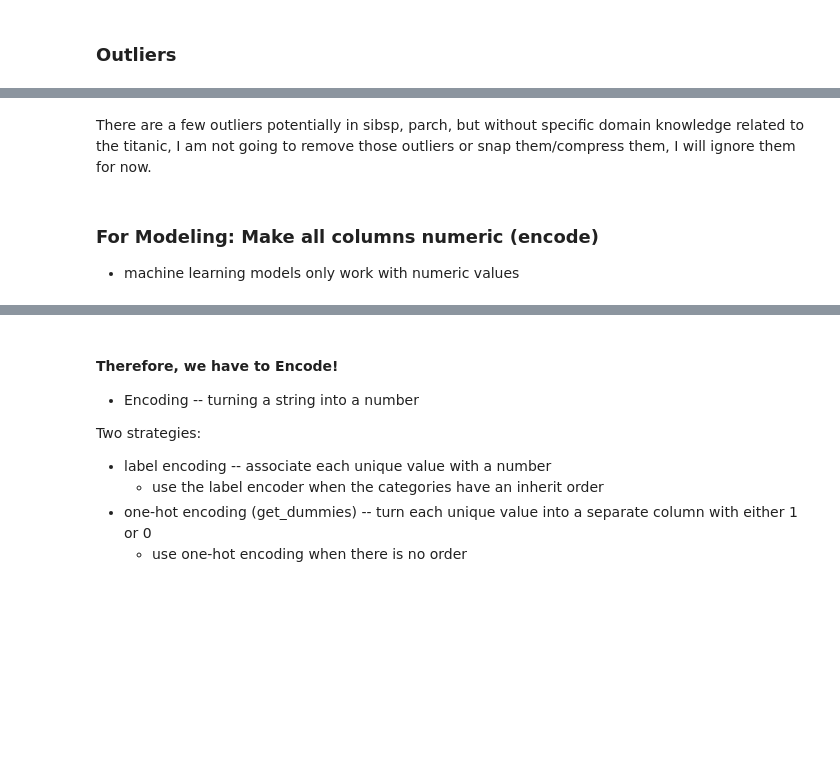
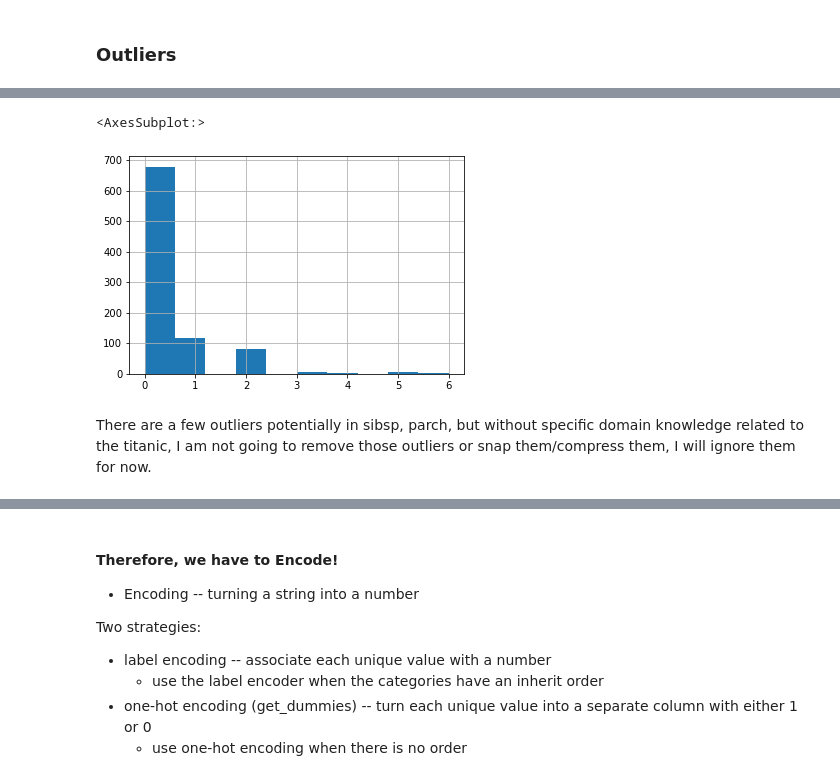
Before and after one commit to CodeupClassroom/pagel-classification-exercises, a Jupyter notebook: prepare_lesson.ipynb, the cells around one changed output, grey strips where cells are left out. Drawn from its saved outputs; the diff is of its cells as text; code cells hidden in the pictures; blank space fills up the shorter version.

```diff
--- a/prepare_lesson.ipynb
+++ b/prepare_lesson.ipynb
@@ -462,5 +559,7 @@ options
+# %%
+df.parch.hist()
+# %% [output]
+<AxesSubplot:>
+[figure, added]
 # %% [markdown]
 There are a few outliers potentially in sibsp, parch, but without specific domain knowledge related to the titanic, I am not going to remove those outliers or snap them/compress them, I will ignore them for now.
-# %% [markdown]
-### For Modeling: Make all columns numeric (encode)
-- machine learning models only work with numeric values
```
Also changed, not shown: parts of 159 cells of this notebook.
